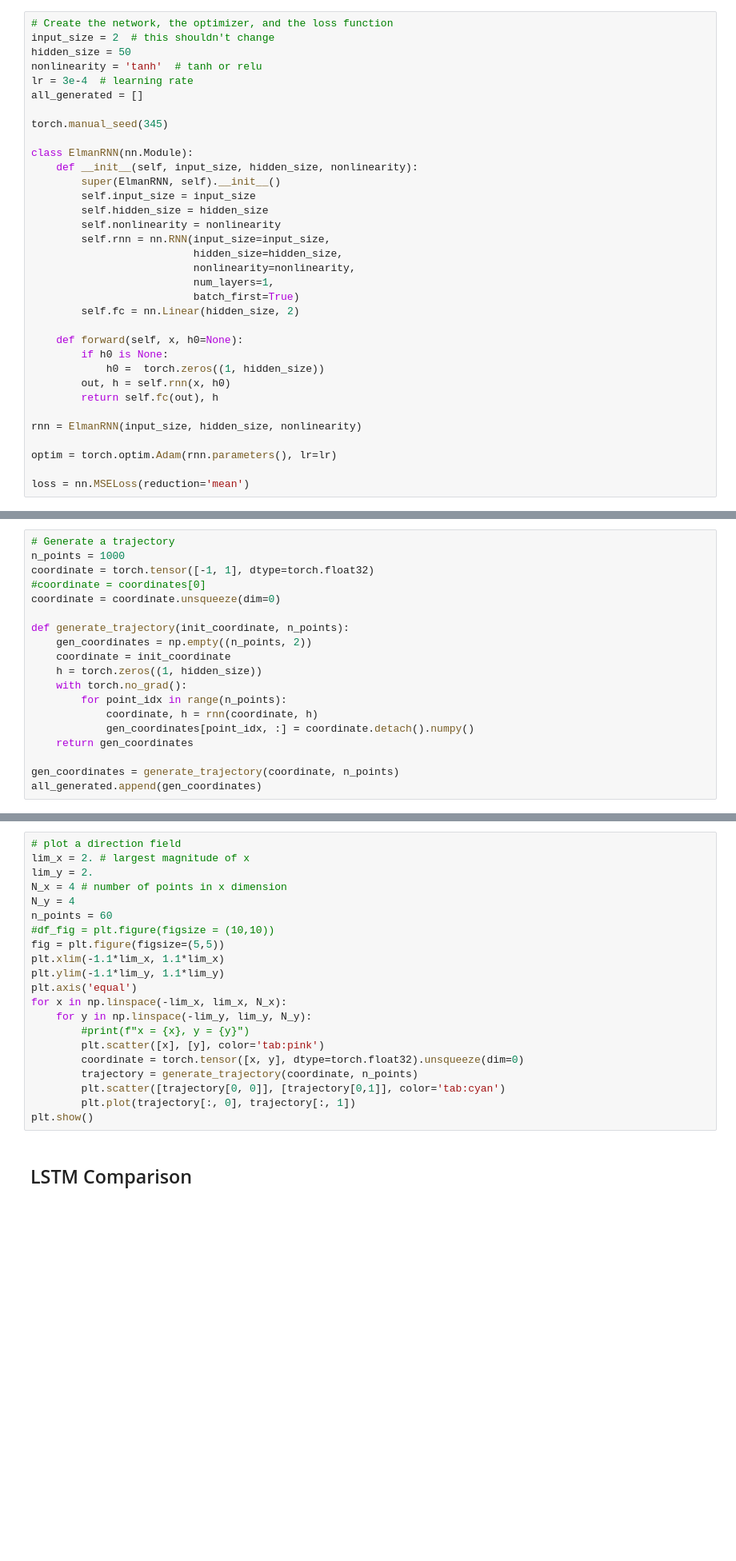
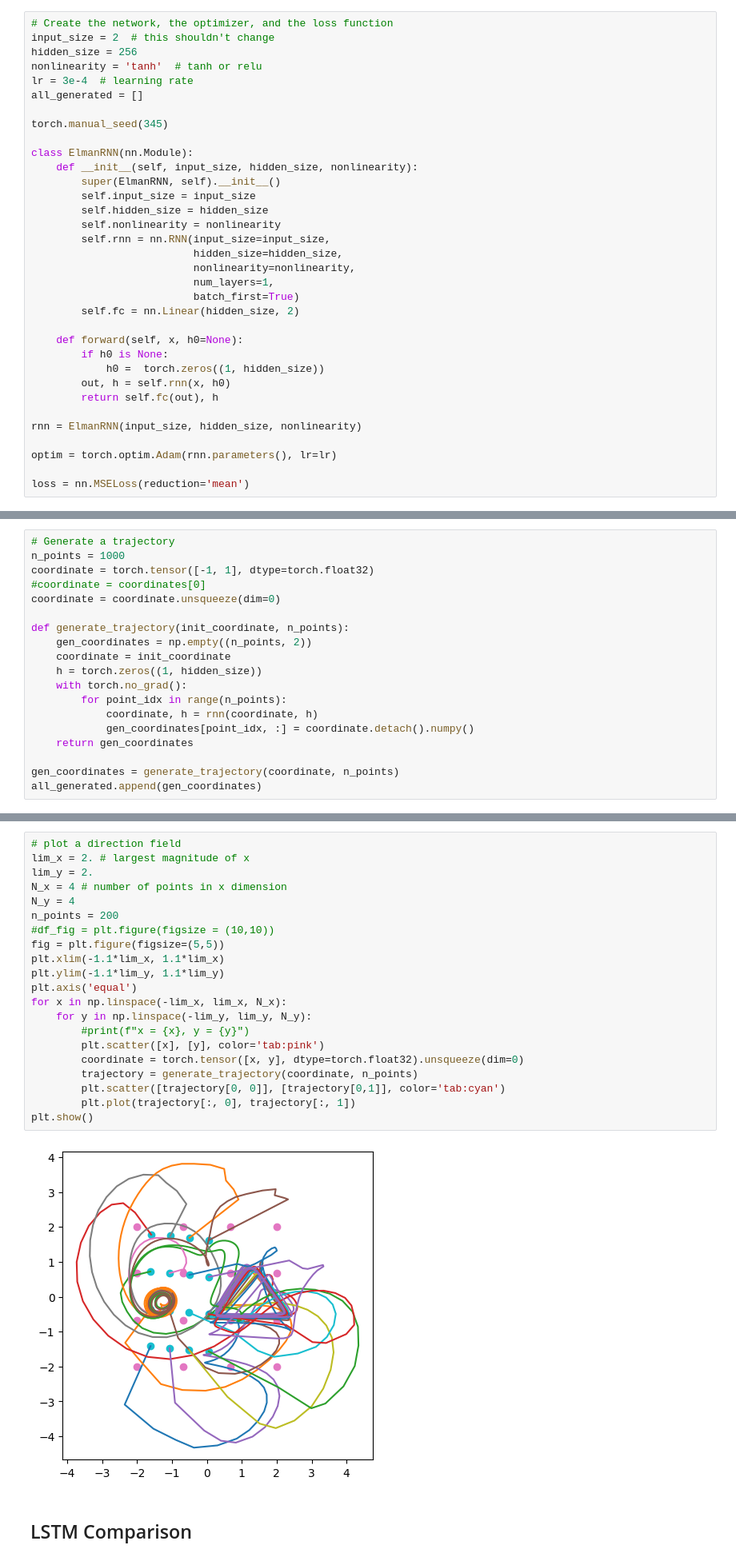
Before and after one commit to sergio-verduzco/deep_explorations, a Jupyter notebook: rnn/Elman_network.ipynb, the cells around one changed output, grey strips where cells are left out. Shown at 80% size. Cells and saved outputs as stored; diff of their text form; blank space fills up the shorter version.

```diff
--- a/rnn/Elman_network.ipynb
+++ b/rnn/Elman_network.ipynb
@@ -33,7 +40,7 @@ print(f"Coordinates shape: {coordinates.shape}")
 # %%
 # Create the network, the optimizer, and the loss function
 input_size = 2  # this shouldn't change
-hidden_size = 50
+hidden_size = 256
 nonlinearity = 'tanh'  # tanh or relu
 lr = 3e-4  # learning rate
 all_generated = []
@@ -131,24 +158,26 @@ for trace in range(n_traces):
 # %%
 # plot a direction field
 lim_x = 2. # largest magnitude of x
 lim_y = 2.
 N_x = 4 # number of points in x dimension
 N_y = 4
-n_points = 60
+n_points = 200
 #df_fig = plt.figure(figsize = (10,10))
 fig = plt.figure(figsize=(5,5))
 plt.xlim(-1.1*lim_x, 1.1*lim_x)
 plt.ylim(-1.1*lim_y, 1.1*lim_y)
 plt.axis('equal')
 for x in np.linspace(-lim_x, lim_x, N_x):
     for y in np.linspace(-lim_y, lim_y, N_y):
         #print(f"x = {x}, y = {y}")
         plt.scatter([x], [y], color='tab:pink')
         coordinate = torch.tensor([x, y], dtype=torch.float32).unsqueeze(dim=0)
         trajectory = generate_trajectory(coordinate, n_points)
         plt.scatter([trajectory[0, 0]], [trajectory[0,1]], color='tab:cyan')
         plt.plot(trajectory[:, 0], trajectory[:, 1])
 plt.show()
+# %% [output]
+[figure, added]
 # %% [markdown]
 ## LSTM Comparison
 # %%
```
Also changed, not shown: parts of 10 cells of this notebook, 3 other files.
